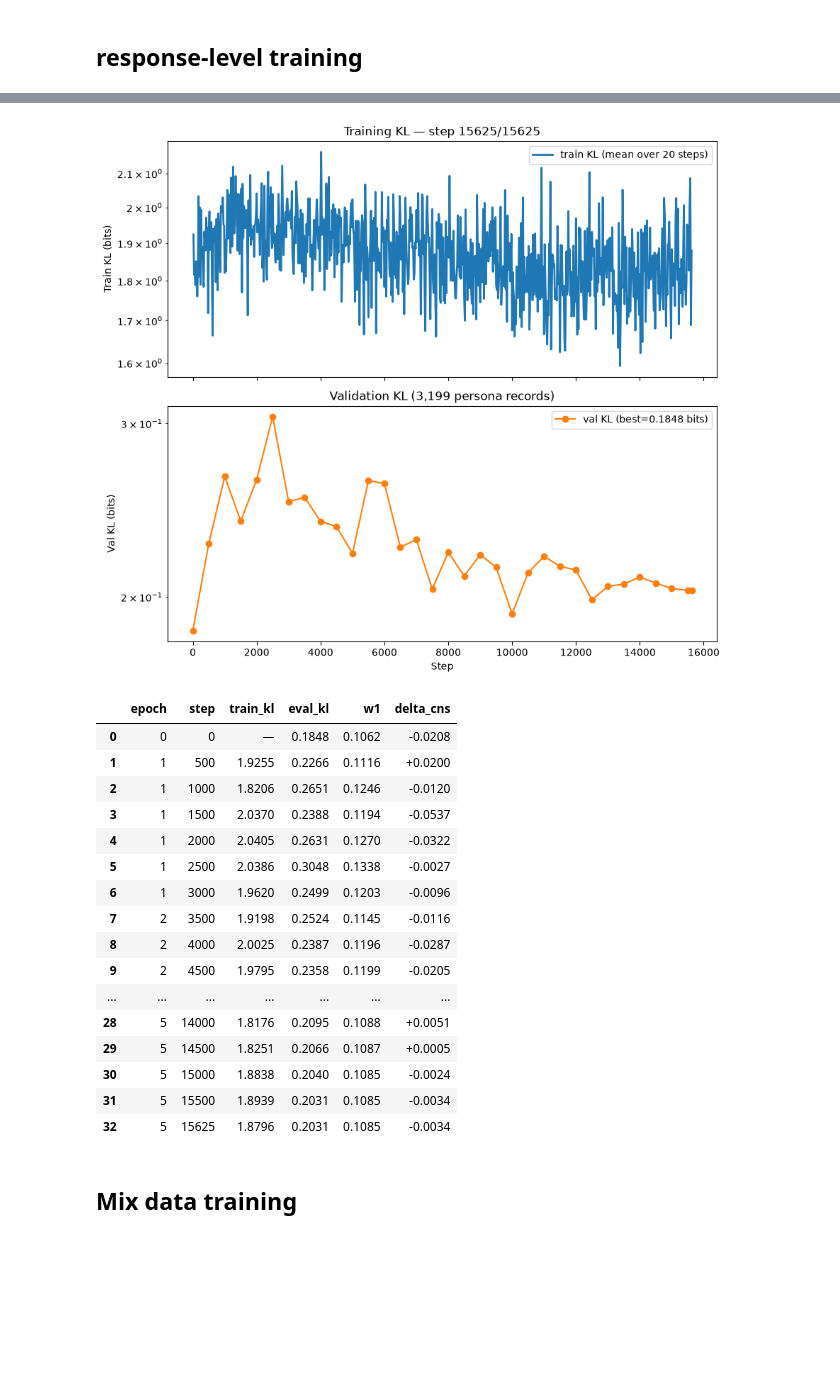
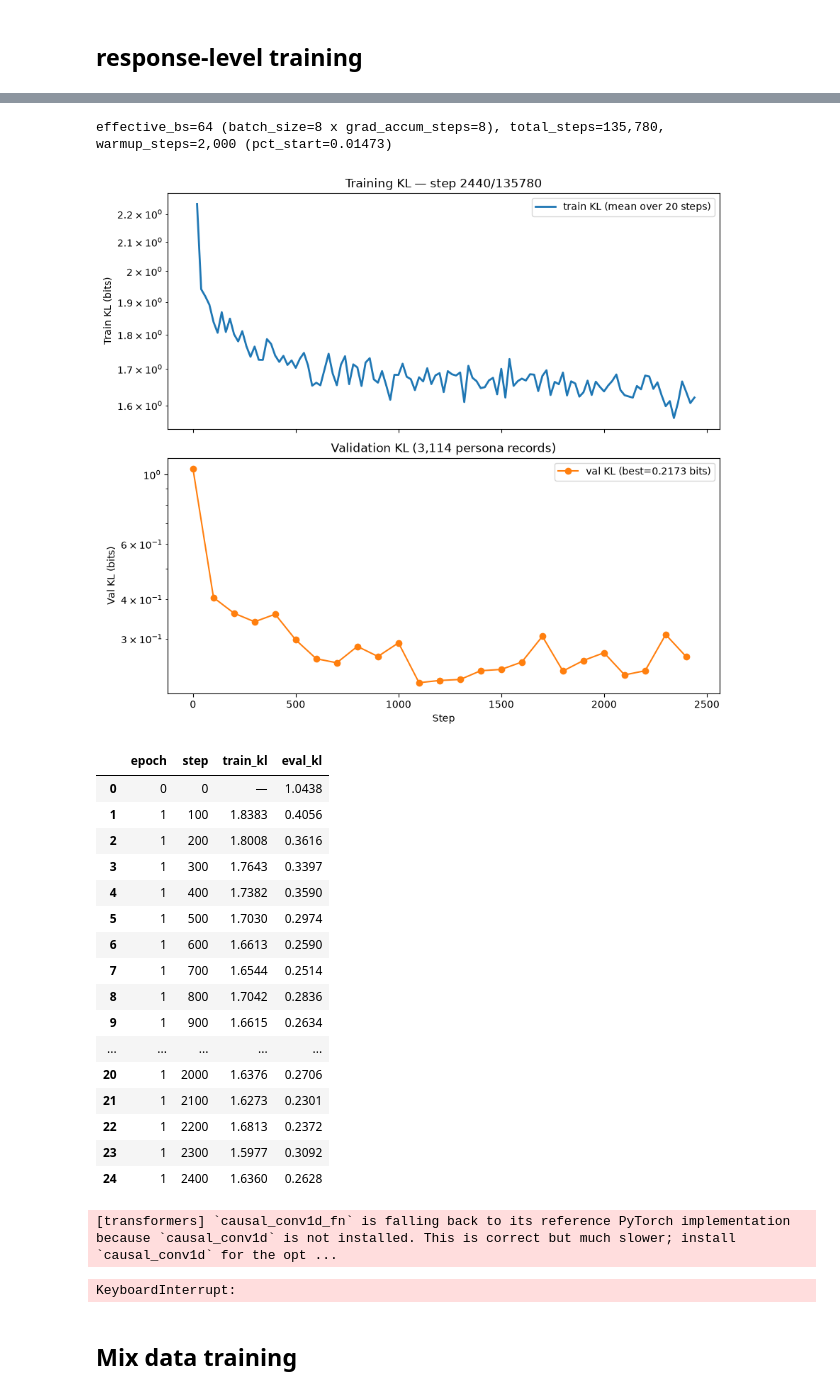
Before and after one commit to davoodwadi/decision-models-finetuning, a Jupyter notebook: code/train-800m.ipynb, the cells around one changed output, grey strips where cells are left out. Cells and saved outputs as stored; diff of their text form; code cells hidden in the pictures; blank space fills up the shorter version.

```diff
--- a/code/train-800m.ipynb
+++ b/code/train-800m.ipynb
@@ -723,37 +762,58 @@ model = load_checkpoint(ckpt, device=device, trainable=True)
 # %%
+epochs = 5
+lr = 5e-5
+batch_size = 8
+grad_accum_steps = 8
+samples_per_epoch = None
+warmup_steps = 2000
+val_every = 100
+
+effective_bs = batch_size * grad_accum_steps
+n_per_epoch = min(samples_per_epoch, len(train_records_resp)) if samples_per_epoch else len(train_records_resp)
+total_steps = epochs * math.ceil(n_per_epoch / effective_bs)
+pct_start = min(0.1, warmup_steps / total_steps)
+print(
+    f"effective_bs={effective_bs} (batch_size={batch_size} x grad_accum_steps={grad_accum_steps}), "
+    f"total_steps={total_steps:,}, warmup_steps={int(pct_start * total_steps):,} (pct_start={pct_start:.5f})"
+)
 
 plotter_s3 = train_stage(
     model,
     train_records=train_records_resp,
     eval_records=eval_records,
     save_dir=stage3_dir,
-    init_from=stage2_dir / "best",
-    epochs=5,
-    lr=2e-5,
-    batch_size=8,
-    val_every=500,
-    samples_per_epoch=None,
+    init_from=ckpt,
+    epochs=epochs,
+    lr=lr,
+    pct_start=pct_start,
+    batch_size=batch_size,
+    grad_accum_steps=grad_accum_steps,
+    val_every=val_every,
+    samples_per_epoch=samples_per_epoch,
     resume=resume,
 )
 # %% [output]
+effective_bs=64 (batch_size=8 x grad_accum_steps=8), total_steps=135,780, warmup_steps=2,000 (pct_start=0.01473)
-[figure, old version]
+[figure, new version]
-|  | epoch | step | train_kl | eval_kl | w1 | delta_cns |
-| 0 | 0 | 0 | — | 0.1848 | 0.1062 | -0.0208 |
-| 1 | 1 | 500 | 1.9255 | 0.2266 | 0.1116 | +0.0200 |
-| 2 | 1 | 1000 | 1.8206 | 0.2651 | 0.1246 | -0.0120 |
-| 3 | 1 | 1500 | 2.0370 | 0.2388 | 0.1194 | -0.0537 |
-| 4 | 1 | 2000 | 2.0405 | 0.2631 | 0.1270 | -0.0322 |
-| 5 | 1 | 2500 | 2.0386 | 0.3048 | 0.1338 | -0.0027 |
-| 6 | 1 | 3000 | 1.9620 | 0.2499 | 0.1203 | -0.0096 |
-| 7 | 2 | 3500 | 1.9198 | 0.2524 | 0.1145 | -0.0116 |
-| 8 | 2 | 4000 | 2.0025 | 0.2387 | 0.1196 | -0.0287 |
-| 9 | 2 | 4500 | 1.9795 | 0.2358 | 0.1199 | -0.0205 |
-| ... | ... | ... | ... | ... | ... | ... |
-| 28 | 5 | 14000 | 1.8176 | 0.2095 | 0.1088 | +0.0051 |
-| 29 | 5 | 14500 | 1.8251 | 0.2066 | 0.1087 | +0.0005 |
-| 30 | 5 | 15000 | 1.8838 | 0.2040 | 0.1085 | -0.0024 |
-| 31 | 5 | 15500 | 1.8939 | 0.2031 | 0.1085 | -0.0034 |
-| 32 | 5 | 15625 | 1.8796 | 0.2031 | 0.1085 | -0.0034 |
+|  | epoch | step | train_kl | eval_kl |
+| 0 | 0 | 0 | — | 1.0438 |
+| 1 | 1 | 100 | 1.8383 | 0.4056 |
+| 2 | 1 | 200 | 1.8008 | 0.3616 |
+| 3 | 1 | 300 | 1.7643 | 0.3397 |
+| 4 | 1 | 400 | 1.7382 | 0.3590 |
+| 5 | 1 | 500 | 1.7030 | 0.2974 |
+| 6 | 1 | 600 | 1.6613 | 0.2590 |
+| 7 | 1 | 700 | 1.6544 | 0.2514 |
+| 8 | 1 | 800 | 1.7042 | 0.2836 |
+| 9 | 1 | 900 | 1.6615 | 0.2634 |
+| ... | ... | ... | ... | ... |
+| 20 | 1 | 2000 | 1.6376 | 0.2706 |
+| 21 | 1 | 2100 | 1.6273 | 0.2301 |
+| 22 | 1 | 2200 | 1.6813 | 0.2372 |
+| 23 | 1 | 2300 | 1.5977 | 0.3092 |
+| 24 | 1 | 2400 | 1.6360 | 0.2628 |
+[transformers] `causal_conv1d_fn` is falling back to its reference PyTorch implementation because `causal_conv1d` is not installed. This is correct but much slower; install `causal_conv1d` for the opt ...
+KeyboardInterrupt:
 # %% [markdown]
 ## Mix data training
 # %%
```
Also changed, not shown: parts of 13 cells of this notebook, 17 other files.
